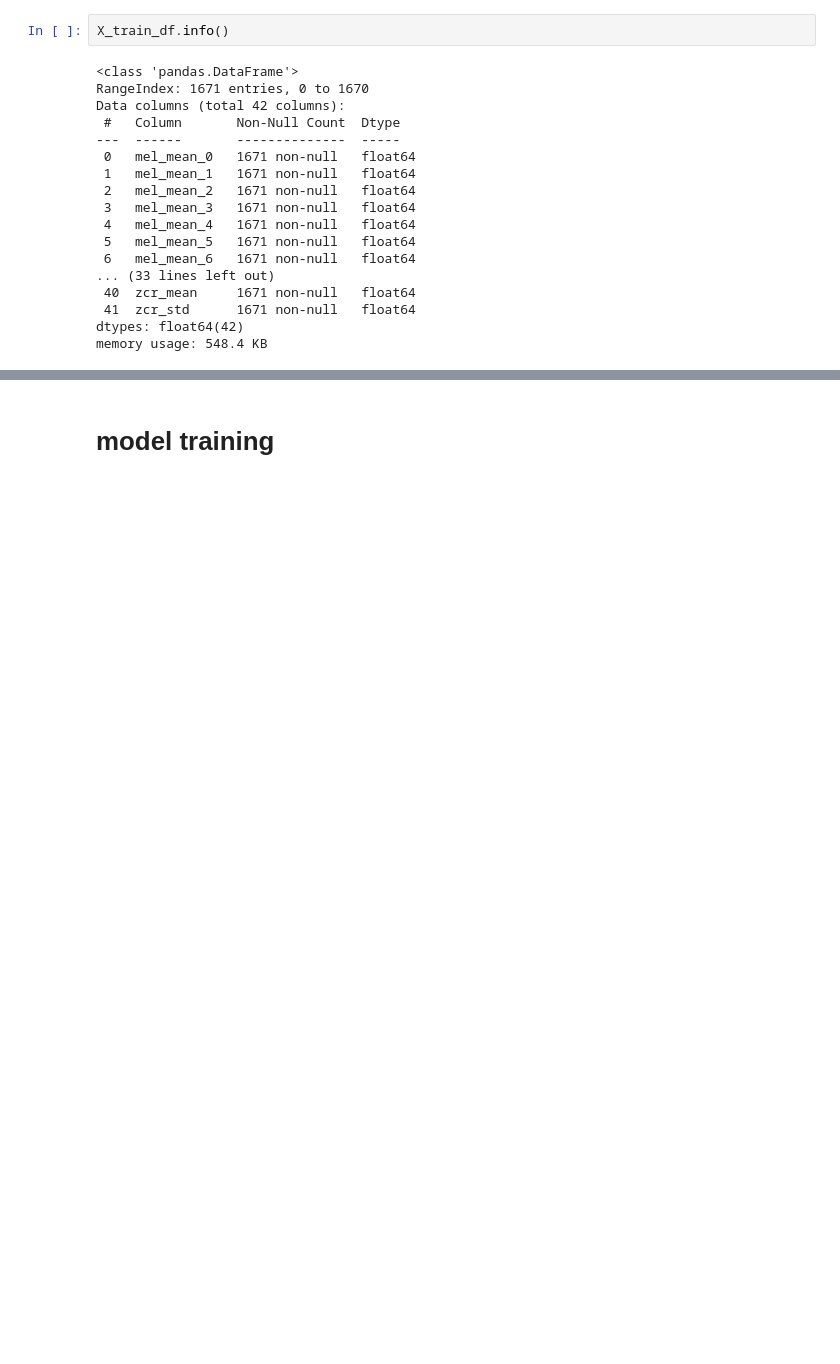
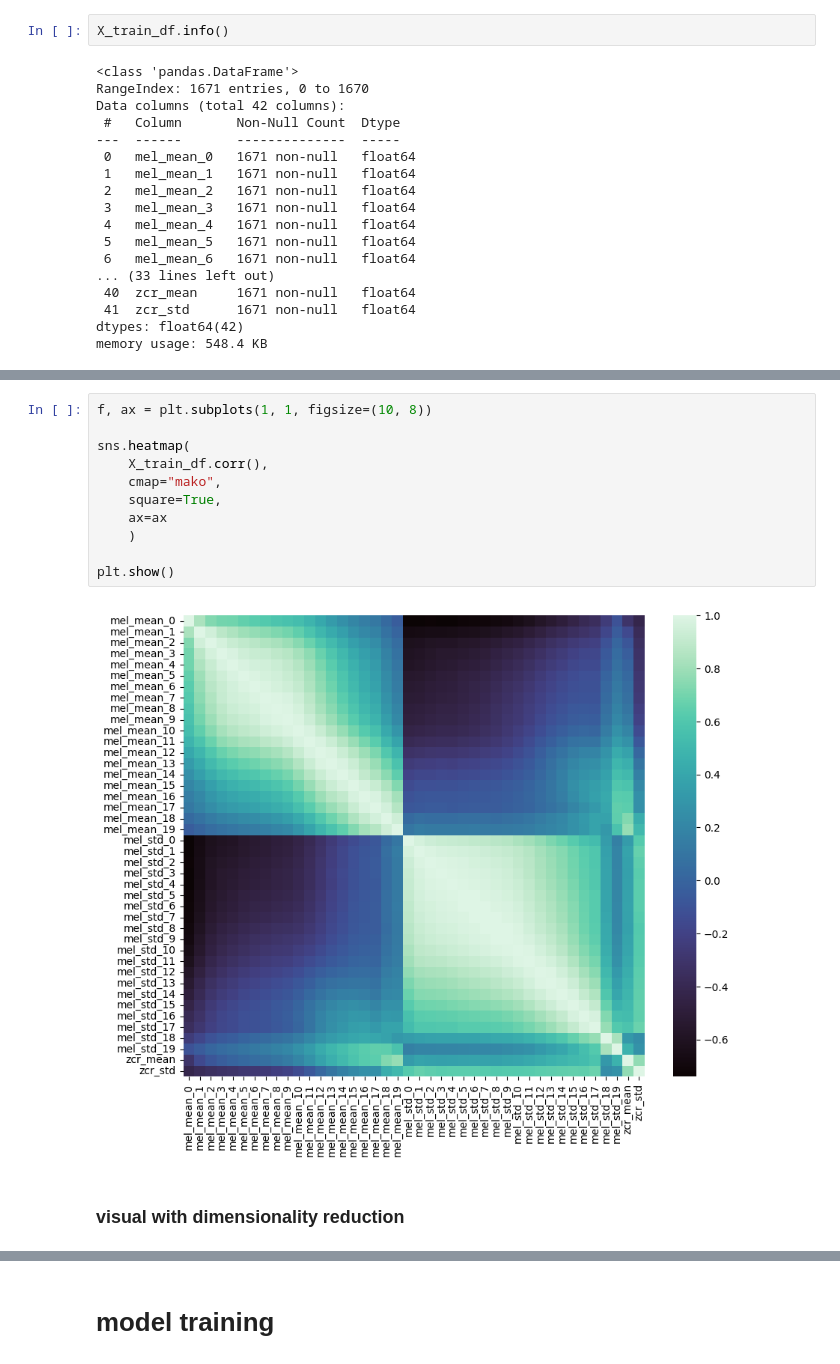
Before and after one commit to TetianaSoroka/kr_sounds_classifier, a Jupyter notebook: project/mn.ipynb, the cells around one changed output, grey strips where cells are left out. Drawn from its saved outputs; the diff is of its cells as text; blank space fills up the shorter version.

```diff
--- a/project/mn.ipynb
+++ b/project/mn.ipynb
@@ -301,0 +379,15 @@ memory usage: 548.4 KB
+# %%
+f, ax = plt.subplots(1, 1, figsize=(10, 8))
+
+sns.heatmap(
+    X_train_df.corr(),
+    cmap="mako",
+    square=True,
+    ax=ax
+    )
+
+plt.show()
+# %% [output]
+[figure, added]
+# %% [markdown]
+### visual with dimensionality reduction
```
Also changed, not shown: parts of 12 cells of this notebook.
